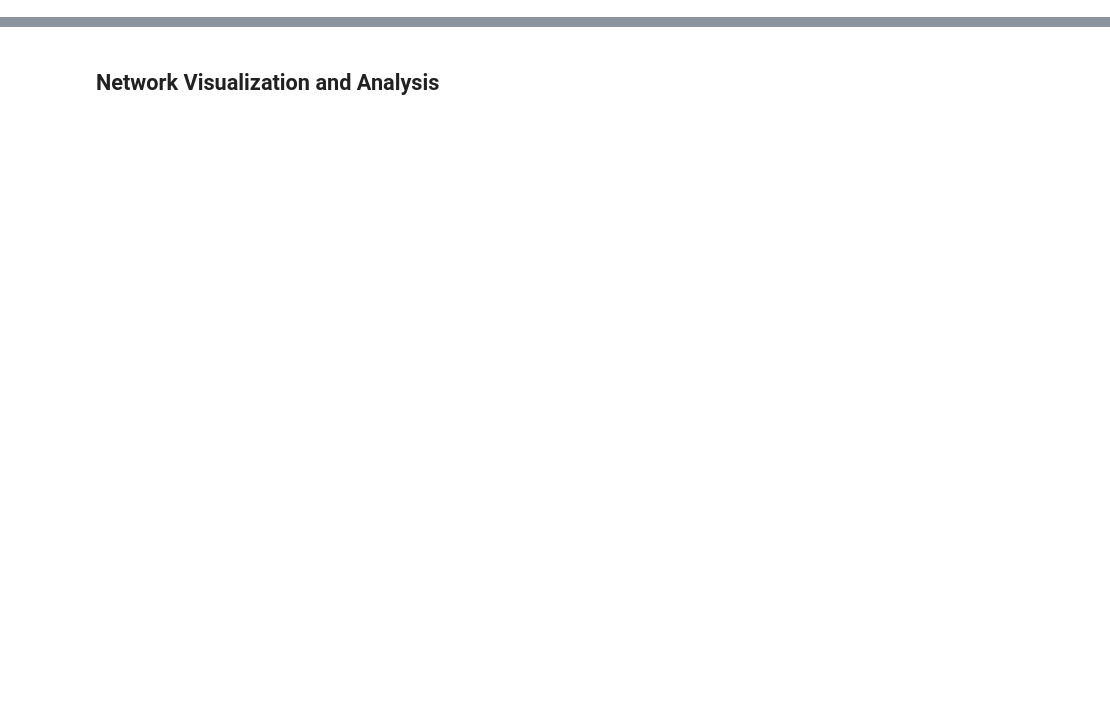
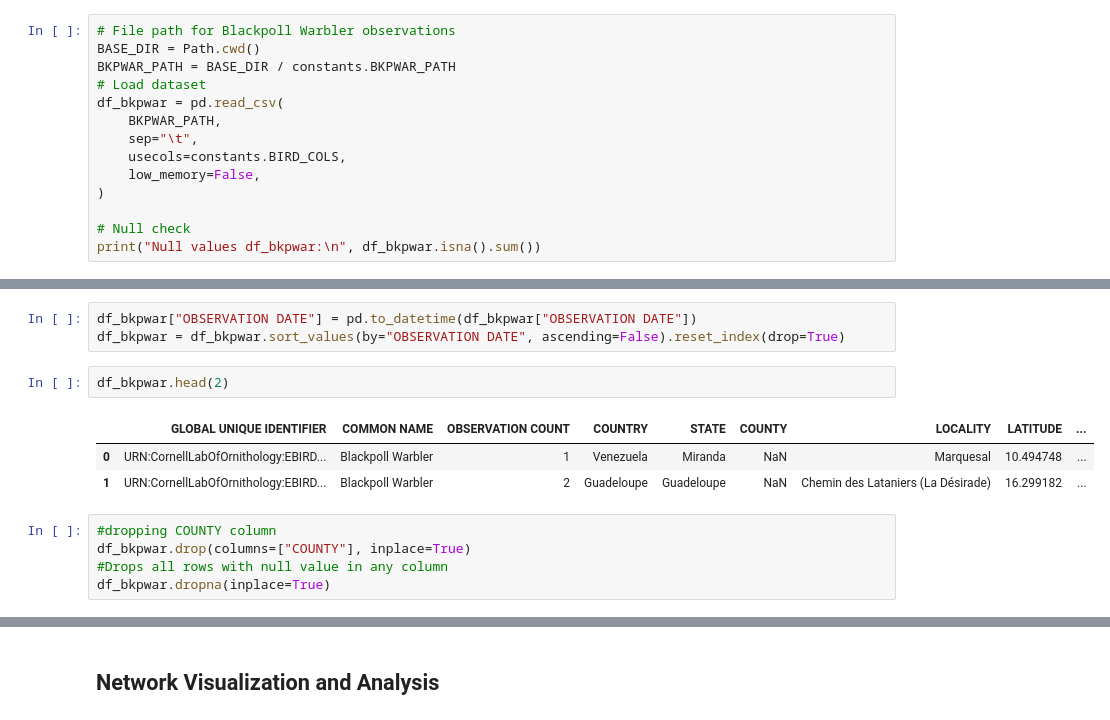
Before and after one commit to manasi2905/Climate-Change-Driven-Bird-Migration, a Jupyter notebook: intial_analysis_multispecies_2.ipynb, the cells around one changed output, grey strips where cells are left out. Saved outputs shown, nothing was run; the diff lists cells and outputs as text; blank space fills up the shorter version.

```diff
--- a/intial_analysis_multispecies_2.ipynb
+++ b/intial_analysis_multispecies_2.ipynb
@@ -465,0 +35,14 @@ Cluster 0 (San Martín) -> Cluster 34 (Pichincha): weight=1
+# %%
+# File path for Blackpoll Warbler observations
+BASE_DIR = Path.cwd()
+BKPWAR_PATH = BASE_DIR / constants.BKPWAR_PATH
+# Load dataset
+df_bkpwar = pd.read_csv(
+    BKPWAR_PATH,
+    sep="\t",
+    usecols=constants.BIRD_COLS,
+    low_memory=False,
+)
+
+# Null check
+print("Null values df_bkpwar:\n", df_bkpwar.isna().sum())
@@ -465,0 +62,14 @@ Cluster 0 (San Martín) -> Cluster 34 (Pichincha): weight=1
+# %%
+df_bkpwar["OBSERVATION DATE"] = pd.to_datetime(df_bkpwar["OBSERVATION DATE"])
+df_bkpwar = df_bkpwar.sort_values(by="OBSERVATION DATE", ascending=False).reset_index(drop=True)
+# %%
+df_bkpwar.head(2)
+# %% [output]
+|  | GLOBAL UNIQUE IDENTIFIER | COMMON NAME | OBSERVATION COUNT | COUNTRY | STATE | COUNTY | LOCALITY | LATITUDE | ... |
+| 0 | URN:CornellLabOfOrnithology:EBIRD... | Blackpoll Warbler | 1 | Venezuela | Miranda | NaN | Marquesal | 10.494748 | ... |
+| 1 | URN:CornellLabOfOrnithology:EBIRD... | Blackpoll Warbler | 2 | Guadeloupe | Guadeloupe | NaN | Chemin des Lataniers (La Désirade) | 16.299182 | ... |
+# %%
+#dropping COUNTY column
+df_bkpwar.drop(columns=["COUNTY"], inplace=True)
+#Drops all rows with null value in any column
+df_bkpwar.dropna(inplace=True)
```
Also changed, not shown: parts of 73 cells of this notebook, 7 other files.
